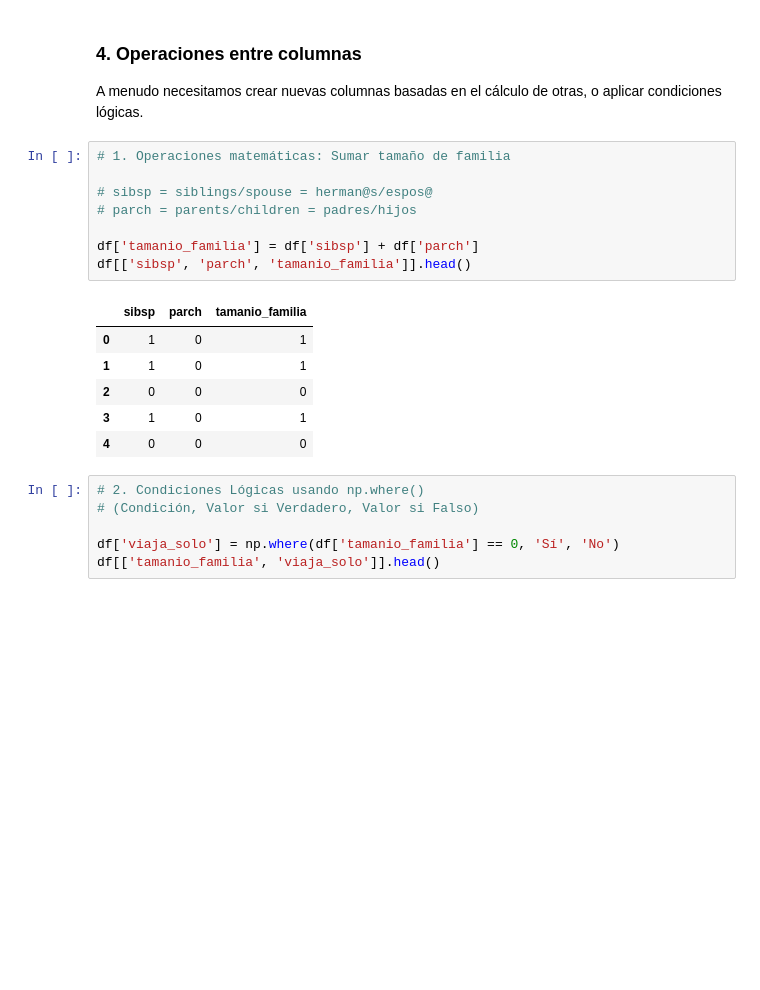
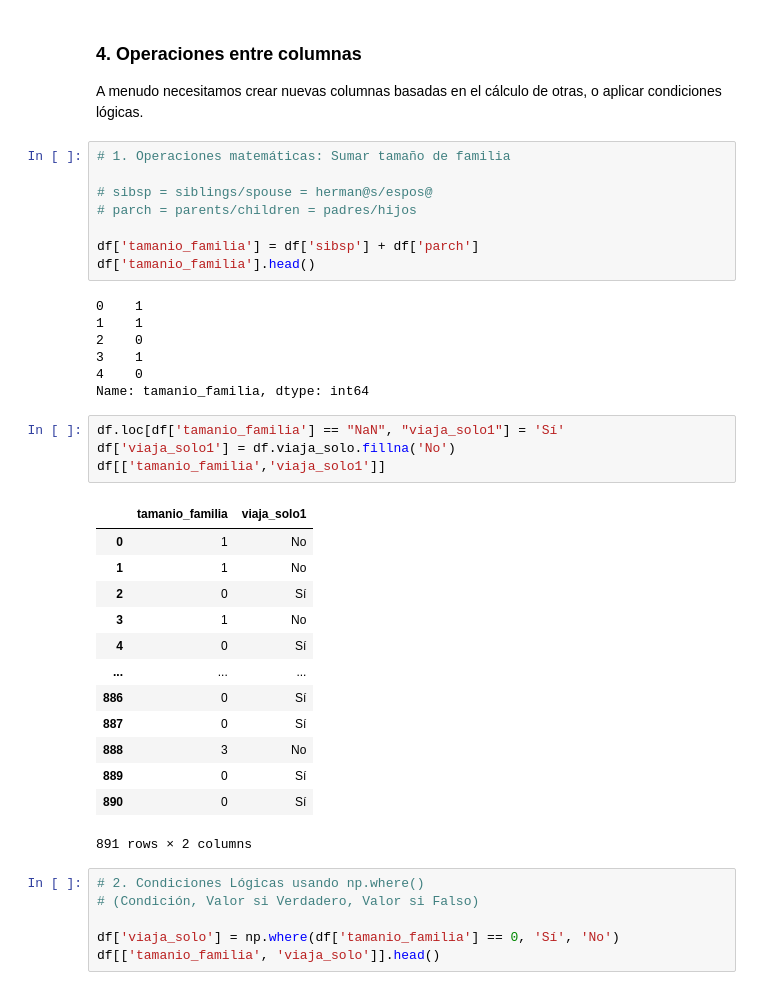
Before and after one commit to griuswdd/Visual_Studio, a Jupyter notebook: CLASES_UTEC_DS/Lab02_Transformaciones.ipynb, the cells around one changed output. Saved outputs shown, nothing was run; the diff lists cells and outputs as text; blank space fills up the shorter version.

```diff
--- a/CLASES_UTEC_DS/Lab02_Transformaciones.ipynb
+++ b/CLASES_UTEC_DS/Lab02_Transformaciones.ipynb
@@ -150,14 +150,32 @@ A menudo necesitamos crear nuevas columnas basadas en el cálculo de otras, o ap
 # parch = parents/children = padres/hijos
 
 df['tamanio_familia'] = df['sibsp'] + df['parch']
-df[['sibsp', 'parch', 'tamanio_familia']].head()
+df['tamanio_familia'].head()
 # %% [output]
-|  | sibsp | parch | tamanio_familia |
-| 0 | 1 | 0 | 1 |
-| 1 | 1 | 0 | 1 |
-| 2 | 0 | 0 | 0 |
-| 3 | 1 | 0 | 1 |
-| 4 | 0 | 0 | 0 |
+0    1
+1    1
+2    0
+3    1
+4    0
+Name: tamanio_familia, dtype: int64
+# %%
+df.loc[df['tamanio_familia'] == "NaN", "viaja_solo1"] = 'Sí'
+df['viaja_solo1'] = df.viaja_solo.fillna('No')
+df[['tamanio_familia','viaja_solo1']]
+# %% [output]
+|  | tamanio_familia | viaja_solo1 |
+| 0 | 1 | No |
+| 1 | 1 | No |
+| 2 | 0 | Sí |
+| 3 | 1 | No |
+| 4 | 0 | Sí |
+| ... | ... | ... |
+| 886 | 0 | Sí |
+| 887 | 0 | Sí |
+| 888 | 3 | No |
+| 889 | 0 | Sí |
+| 890 | 0 | Sí |
+891 rows × 2 columns
 # %%
 # 2. Condiciones Lógicas usando np.where()
 # (Condición, Valor si Verdadero, Valor si Falso)
```
Also changed, not shown: 4 other files.
